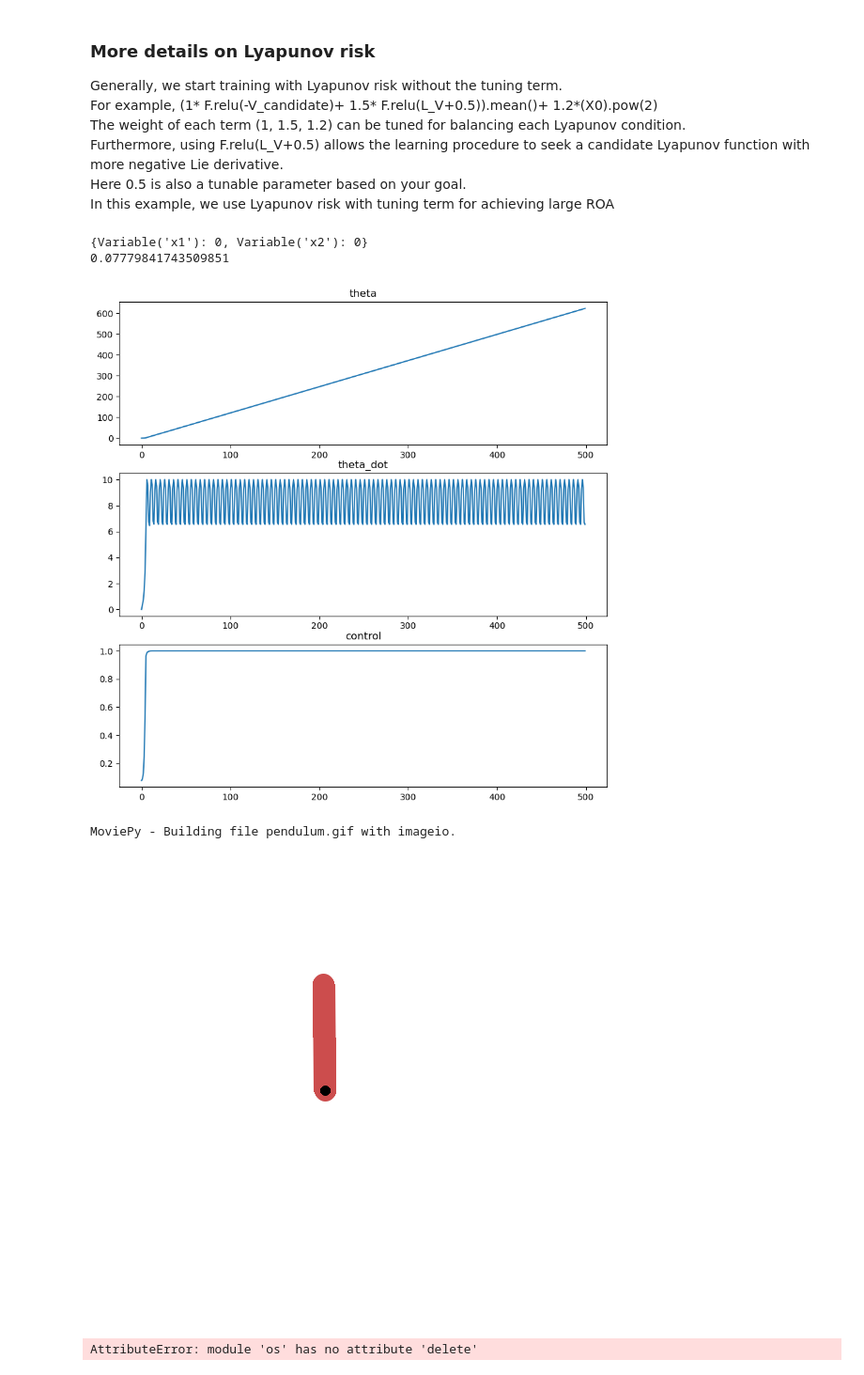
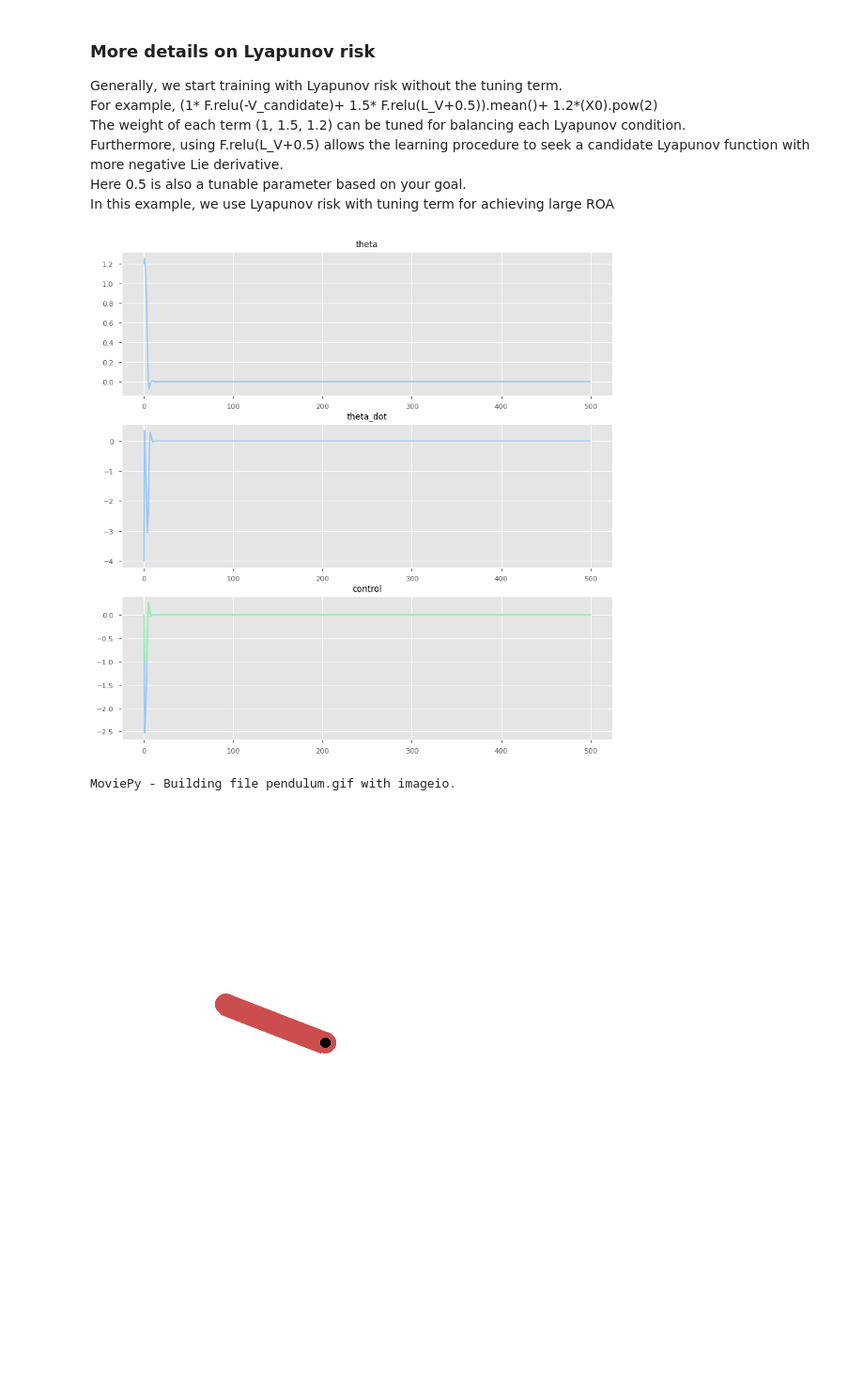
Before and after one commit to spbisc97/Neural-Lyapunov-Control, a Jupyter notebook: Inverted _Pendulum.ipynb, the cells around one changed output. Shown at 94% size. Saved outputs shown, nothing was run; the diff lists cells and outputs as text; code cells hidden in the pictures; blank space fills up the shorter version.

```diff
--- a/Inverted _Pendulum.ipynb
+++ b/Inverted _Pendulum.ipynb
@@ -22,10 +25,12 @@ import torch
 import torch.nn.functional as F
 import numpy as np
 import timeit
+import matplotlib
 import matplotlib.pyplot as plt
 from datetime import datetime
 import os
 torch.set_default_dtype(torch.double)
+matplotlib.style.use(['seaborn-v0_8-paper', 'seaborn-v0_8-pastel'])
 # %%
 
 from gym.wrappers.render_collection import RenderCollection
@@ -111,14 +116,14 @@ ball_ub = 6
 # %%
 out_iters = 0
 valid = False
-set_prev_weight = True
+set_prev_weight = False
 
 while out_iters < 2 and not valid:
     datefolder=datetime.now().strftime("%Y%m%d-%H%M%S")
     start = timeit.default_timer()
     lqr = torch.tensor([[-23.58639732,  -5.31421063]])    # lqr solution
     model = Net(D_in,H1, D_out,lqr)
-    if (set_prev_weight==True) and (out_iters == 0):
+    if (set_prev_weight==True) and (out_iters == 0) and os.path.exists('savings/model_pendulum.pth'):
         model.load_state_dict(torch.load('savings/model_pendulum.pth'))
     L = []
     i = 0
@@ -253,14 +235,6 @@ The weight of each term (1, 1.5, 1.2) can be tuned for balancing each Lyapunov c
 Furthermore, using F.relu(L_V+0.5) allows the learning procedure to seek a candidate Lyapunov function with more negative Lie derivative.
 Here 0.5 is also a tunable parameter based on your goal.
 In this example, we use Lyapunov risk with tuning term for achieving large ROA
-# %%
-eval_env = {x1:0,x2:0}
-print(eval_env)
-control=V_learn.Evaluate(eval_env)
-print(control)
-# %% [output]
-{Variable('x1'): 0, Variable('x2'): 0}
-0.07779841743509851
 # %%
 from frictionpendulum import FrictionPendulumEnv
 from gym.envs.registration import register
@@ -271,44 +245,54 @@ register(
     reward_threshold=950.0,
 )
 # %%
-env=gym.make("FrictionPendulum",render_mode="rgb_array",g=9.81,dt=0.05, m=0.15, L=0.5, b=0.1,max_speed=10,max_torque=3,
-             initial_state=np.array([0.01,0])
-             )
-env=RenderCollection(env)
+max_torque = 1
+env = gym.make(
+    "FrictionPendulum",
+    render_mode="rgb_array",
+    g=9.81,
+    dt=0.05,
+    m=0.15,
+    L=0.5,
+    b=0.1,
+    max_speed=30,
+    max_torque=max_torque,
+    initial_state=np.array([1.2,1]),
+)
+env = RenderCollection(env)
 env.reset()
-y1=[]
-y2=[]
-controls=[]
+lqr = np.array([-2, -0.1])
+y1 = []
+y2 = []
+controls = []
 for i in range(500):
     # env.render()
-    eval_env = {x1:env.state[0],x2:env.state[1]}
-    control=V_learn.Evaluate(eval_env)
-    if i<0:
-        control=0
+    control = lqr[0]* env.state[0]+ lqr[1] * env.state[1]
+    if i < 1:
+        control = 0
     y1.append(env.state[0])
     y2.append(env.state[1])
-    controls.append(control)
+    clipped_control=np.clip(control, -max_torque, max_torque)
+    controls.append([control ,clipped_control])
 
-    env.step(np.array([control]))
+    env.step(np.array([clipped_control]))
 
-frames=env.render()
+frames = env.render()
 
 env.close()
-fix,ax=pyplot.subplots(3,1,figsize=(10,10))
+fix, ax = plt.subplots(3, 1, figsize=(10, 10))
 ax[0].plot(y1)
 ax[0].set_title("theta")
 ax[1].plot(y2)
 ax[1].set_title("theta_dot")
 ax[2].plot(controls)
 ax[2].set_title("control")
-pyplot.show()
-gif=ImageSequenceClip(frames,fps=30)
-gif.write_gif("pendulum.gif")
-display(Image('pendulum.gif'))
-os.remove("pendulum.gif")
+plt.show()
+gif = ImageSequenceClip(frames, fps=10)
+gif.write_gif("pendulum.gif", fps=10)
+display(Image("pendulum.gif"))
+os.remove('pendulum.gif')
 # %% [output]
-[figure, old version]
+[figure, new version]
 MoviePy - Building file pendulum.gif with imageio.
-[figure, old version]
+[figure, new version]
-AttributeError: module 'os' has no attribute 'delete'
 # %%
```
Also changed, not shown: parts of 4 cells of this notebook, 1 other file.
